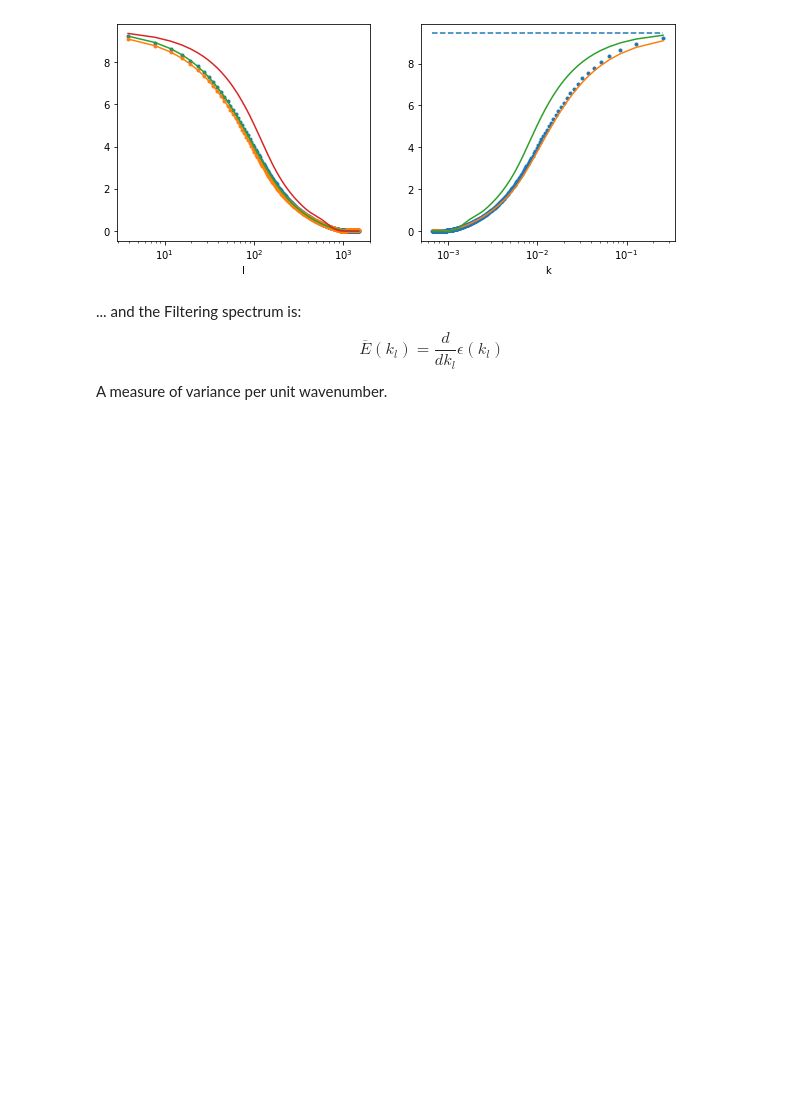
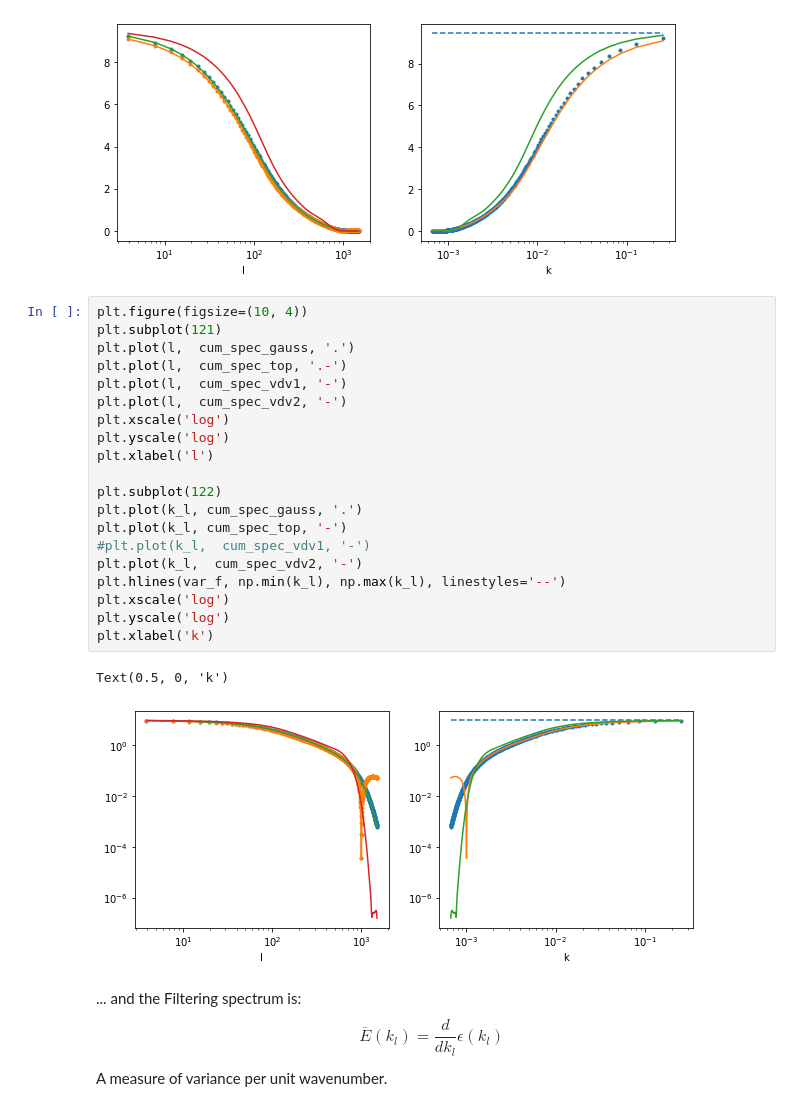
Before and after one commit to dhruvbalwada/Filtering_and_Fourier_transforms, a Jupyter notebook: filtering_spectrum.ipynb, the cells around one changed output. Cells and saved outputs as stored; diff of their text form; blank space fills up the shorter version.

```diff
--- a/filtering_spectrum.ipynb
+++ b/filtering_spectrum.ipynb
@@ -170,6 +182,29 @@ plt.xlabel('k')
 # %% [output]
 Text(0.5, 0, 'k')
 [figure]
+# %%
+plt.figure(figsize=(10, 4))
+plt.subplot(121)
+plt.plot(l,  cum_spec_gauss, '.')
+plt.plot(l,  cum_spec_top, '.-')
+plt.plot(l,  cum_spec_vdv1, '-')
+plt.plot(l,  cum_spec_vdv2, '-')
+plt.xscale('log')
+plt.yscale('log')
+plt.xlabel('l')
+
+plt.subplot(122)
+plt.plot(k_l, cum_spec_gauss, '.')
+plt.plot(k_l, cum_spec_top, '-')
+#plt.plot(k_l,  cum_spec_vdv1, '-')
+plt.plot(k_l,  cum_spec_vdv2, '-')
+plt.hlines(var_f, np.min(k_l), np.max(k_l), linestyles='--')
+plt.xscale('log')
+plt.yscale('log')
+plt.xlabel('k')
+# %% [output]
+Text(0.5, 0, 'k')
+[figure, added]
 # %% [markdown]
 ... and the Filtering spectrum is:
 $$
```
Also changed, not shown: parts of 4 cells of this notebook, 4 other files.
